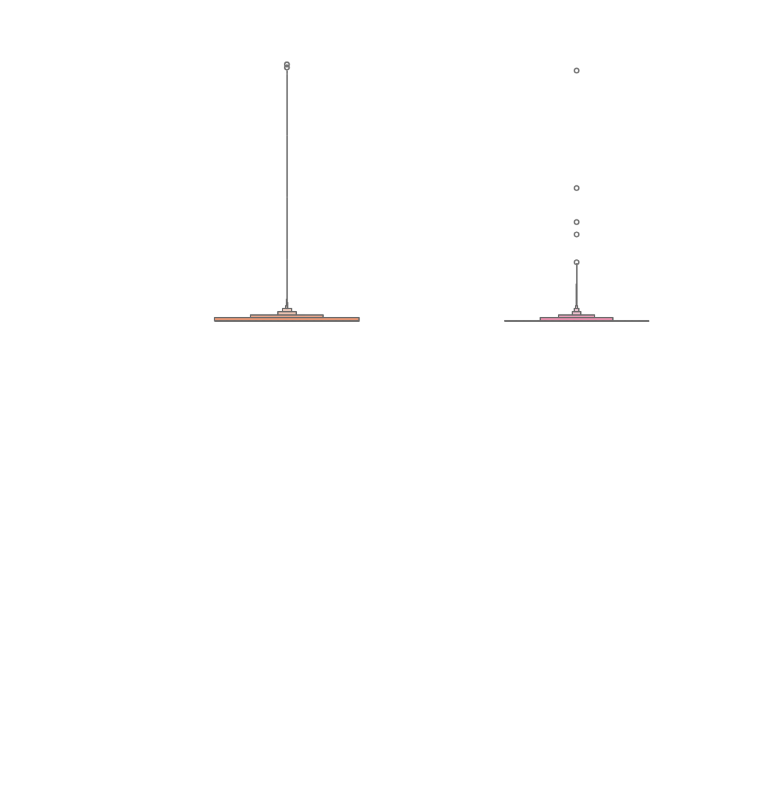
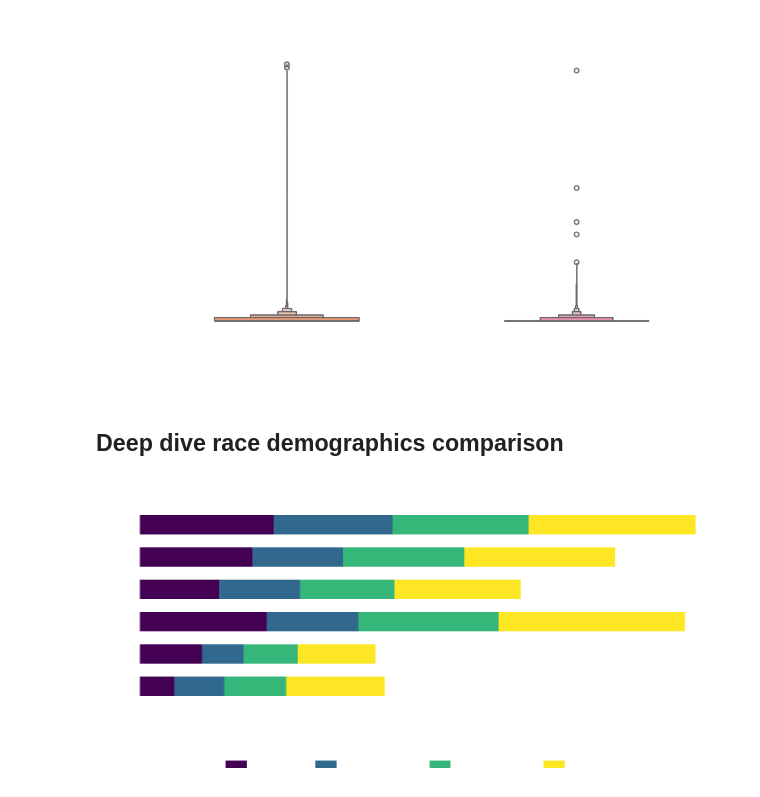
Before and after one commit to yukienjoyer7/Diabetes-Early-Diagnosis-BRFSS-2024, a Jupyter notebook: EDA_Demographics_Dion.ipynb, the cells around one changed output. Saved outputs shown, nothing was run; the diff lists cells and outputs as text; code cells hidden in the pictures; blank space fills up the shorter version.

Commit message:
feat: add ethnicity deepdive

```diff
--- a/EDA_Demographics_Dion.ipynb
+++ b/EDA_Demographics_Dion.ipynb
@@ -793,3 +798,36 @@ Passing `palette` without assigning `hue` is deprecated and will be removed in v
 
   sns.boxenplot(
 [figure]
+# %% [markdown]
+## Deep dive race demographics comparison
+# %%
+target_races = ['White', 'Asian', 'Hispanic', 'Other', 'Black', 'AI/AN']
+df_race_inc = df_eda[df_eda['_IMPRACE'].isin(target_races)].copy()
+
+income_order = [
+    '< \$10k', '\$10k - \$15k', '\$15k - \$20k', '\$20k - \$25k'
+]
+
+
+dist_race_inc = pd.crosstab(df_race_inc['_IMPRACE'], df_race_inc['INCOME3'], normalize='index') * 100
+dist_race_inc = dist_race_inc.reindex(index=target_races, columns=income_order)
+
+
+fig, ax = plt.subplots(figsize=(14, 7))
+
+dist_race_inc.plot(kind='barh', stacked=True, ax=ax, cmap='viridis', width=0.6)
+
+plt.title('Distribusi Pendapatan pada Kelompok Ras Berisiko Tinggi',
+          fontsize=16, weight='bold', color='#FFFFFF', pad=25)
+plt.xlabel('Proporsi Pendapatan dalam Kelompok Ras (%)', fontsize=12, weight='bold', color='#FFFFFF', labelpad=15)
+plt.ylabel('')
+
+plt.legend(title='Tingkat Pendapatan', bbox_to_anchor=(0.5, -0.15), loc='upper center',
+           ncol=4, facecolor='none', edgecolor='#FFFFFF', labelcolor='#FFFFFF')
+
+
+plt.tight_layout()
+plt.savefig('./outputs/deepdive/deepdive_race_income_ppt.png', transparent=True, dpi=300, bbox_inches='tight')
+plt.show()
+# %% [output]
+[figure, added]
```
Also changed, not shown: parts of 10 cells of this notebook, 6 other files.
